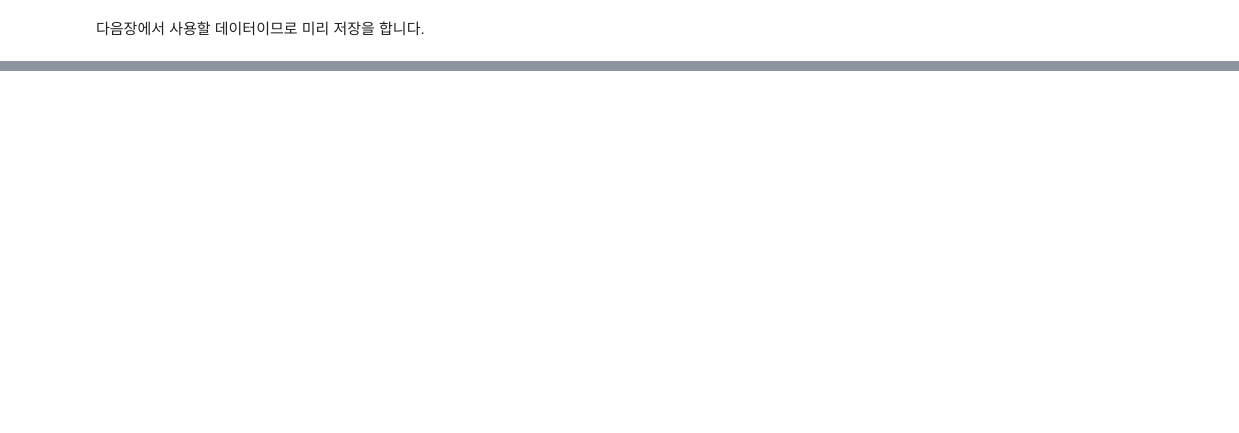
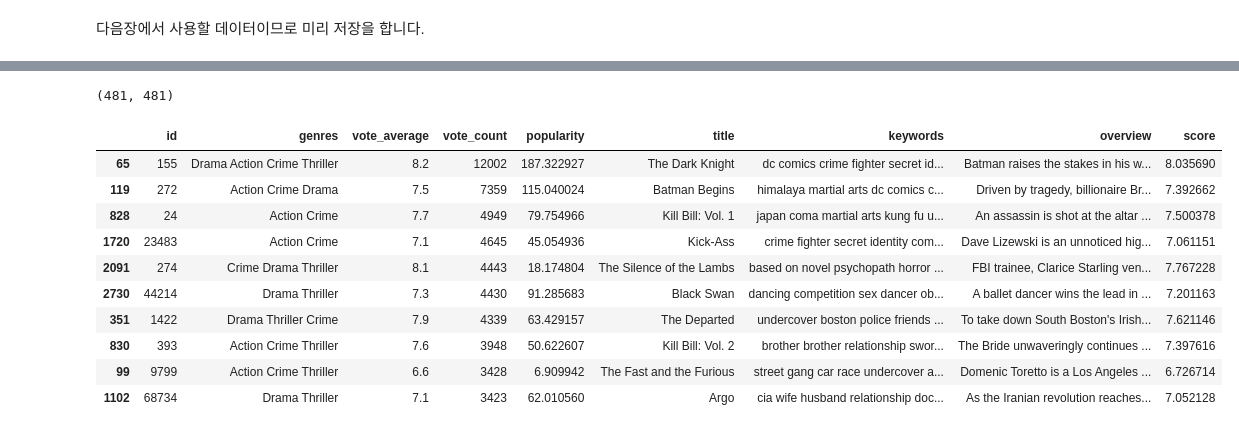
Before and after one commit to lsjsj92/machine_learning_basic, a Jupyter notebook: 025.recommendation system basic with Python.ipynb, the cells around one changed output, grey strips where cells are left out. Saved outputs shown, nothing was run; the diff lists cells and outputs as text; code cells hidden in the pictures; blank space fills up the shorter version.

Commit message:
content based filtering recommedation

```diff
--- a/025.recommendation system basic with Python.ipynb
+++ b/025.recommendation system basic with Python.ipynb
@@ -147,0 +202,4 @@ data.to_csv('./movie_data/pre_tmdb_5000_movies.csv', index = False)
+# %%
+count_vector = CountVectorizer(ngram_range=(1, 3))
+# %%
+c_vector_genres = count_vector.fit_transform(data['genres'])
@@ -147,0 +219,34 @@ data.to_csv('./movie_data/pre_tmdb_5000_movies.csv', index = False)
+# %%
+#코사인 유사도를 구한 벡터를 미리 저장
+gerne_c_sim = cosine_similarity(c_vector_genres, c_vector_genres).argsort()[:, ::-1]
+# %%
+gerne_c_sim.shape
+# %% [output]
+(481, 481)
+# %%
+def get_recommend_movie_list(df, movie_title, top=30):
+    # 특정 영화와 비슷한 영화를 추천해야 하기 때문에 '특정 영화' 정보를 뽑아낸다.
+    target_movie_index = df[df['title'] == movie_title].index.values
+
+    #코사인 유사도 중 비슷한 코사인 유사도를 가진 정보를 뽑아낸다.
+    sim_index = gerne_c_sim[target_movie_index, :top].reshape(-1)
+    #본인을 제외
+    sim_index = sim_index[sim_index != target_movie_index]
+
+    #data frame으로 만들고 vote_count으로 정렬한 뒤 return
+    result = df.iloc[sim_index].sort_values('vote_count', ascending=False)[:10]
+    return result
+# %%
+get_recommend_movie_list(data, movie_title='The Dark Knight Rises')
+# %% [output]
+|  | id | genres | vote_average | vote_count | popularity | title | keywords | overview | score |
+| 65 | 155 | Drama Action Crime Thriller | 8.2 | 12002 | 187.322927 | The Dark Knight | dc comics crime fighter secret id... | Batman raises the stakes in his w... | 8.035690 |
+| 119 | 272 | Action Crime Drama | 7.5 | 7359 | 115.040024 | Batman Begins | himalaya martial arts dc comics c... | Driven by tragedy, billionaire Br... | 7.392662 |
+| 828 | 24 | Action Crime | 7.7 | 4949 | 79.754966 | Kill Bill: Vol. 1 | japan coma martial arts kung fu u... | An assassin is shot at the altar ... | 7.500378 |
+| 1720 | 23483 | Action Crime | 7.1 | 4645 | 45.054936 | Kick-Ass | crime fighter secret identity com... | Dave Lizewski is an unnoticed hig... | 7.061151 |
+| 2091 | 274 | Crime Drama Thriller | 8.1 | 4443 | 18.174804 | The Silence of the Lambs | based on novel psychopath horror ... | FBI trainee, Clarice Starling ven... | 7.767228 |
+| 2730 | 44214 | Drama Thriller | 7.3 | 4430 | 91.285683 | Black Swan | dancing competition sex dancer ob... | A ballet dancer wins the lead in ... | 7.201163 |
+| 351 | 1422 | Drama Thriller Crime | 7.9 | 4339 | 63.429157 | The Departed | undercover boston police friends ... | To take down South Boston's Irish... | 7.621146 |
+| 830 | 393 | Action Crime Thriller | 7.6 | 3948 | 50.622607 | Kill Bill: Vol. 2 | brother brother relationship swor... | The Bride unwaveringly continues ... | 7.397616 |
+| 99 | 9799 | Action Crime Thriller | 6.6 | 3428 | 6.909942 | The Fast and the Furious | street gang car race undercover a... | Domenic Toretto is a Los Angeles ... | 6.726714 |
+| 1102 | 68734 | Drama Thriller | 7.1 | 3423 | 62.010560 | Argo | cia wife husband relationship doc... | As the Iranian revolution reaches... | 7.052128 |
```
Also changed, not shown: parts of 18 cells of this notebook.
